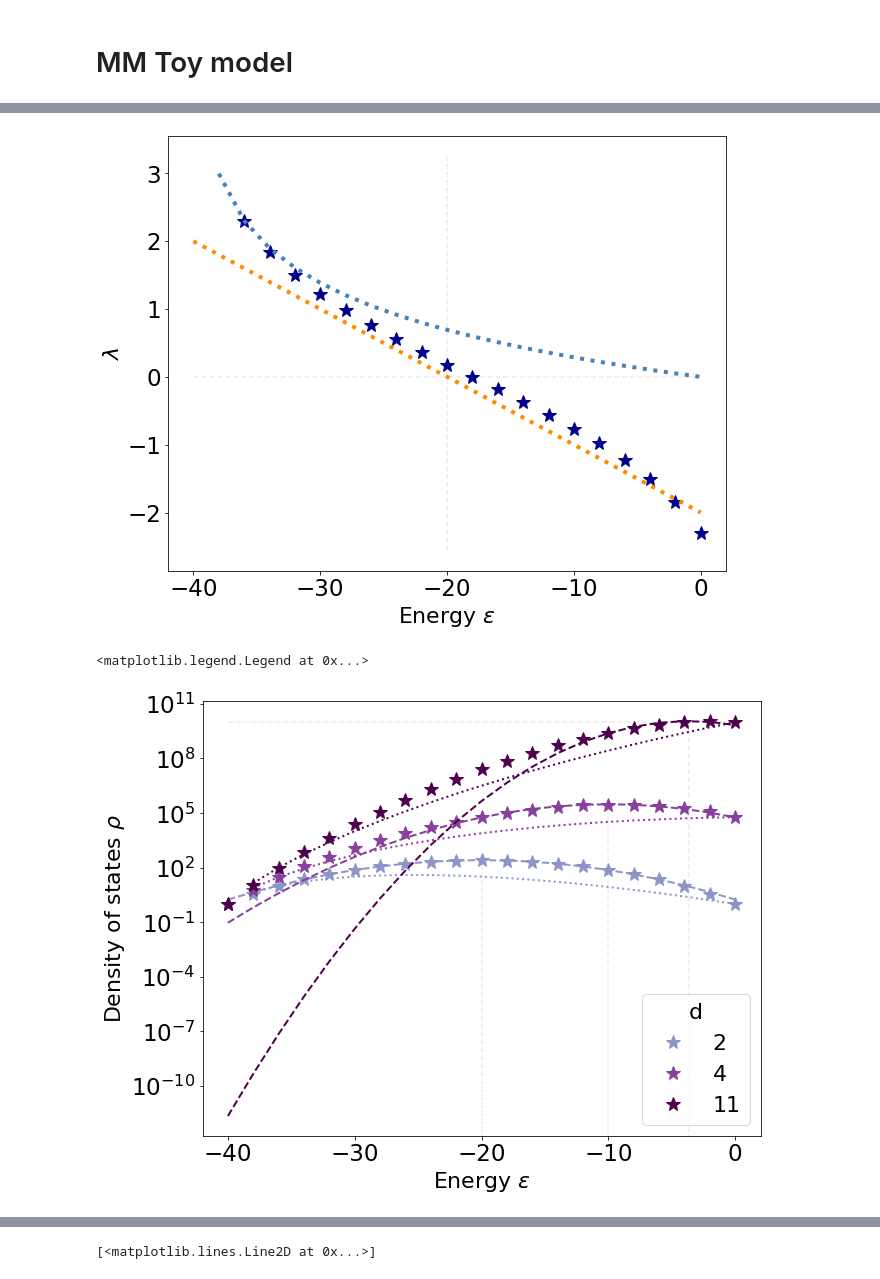
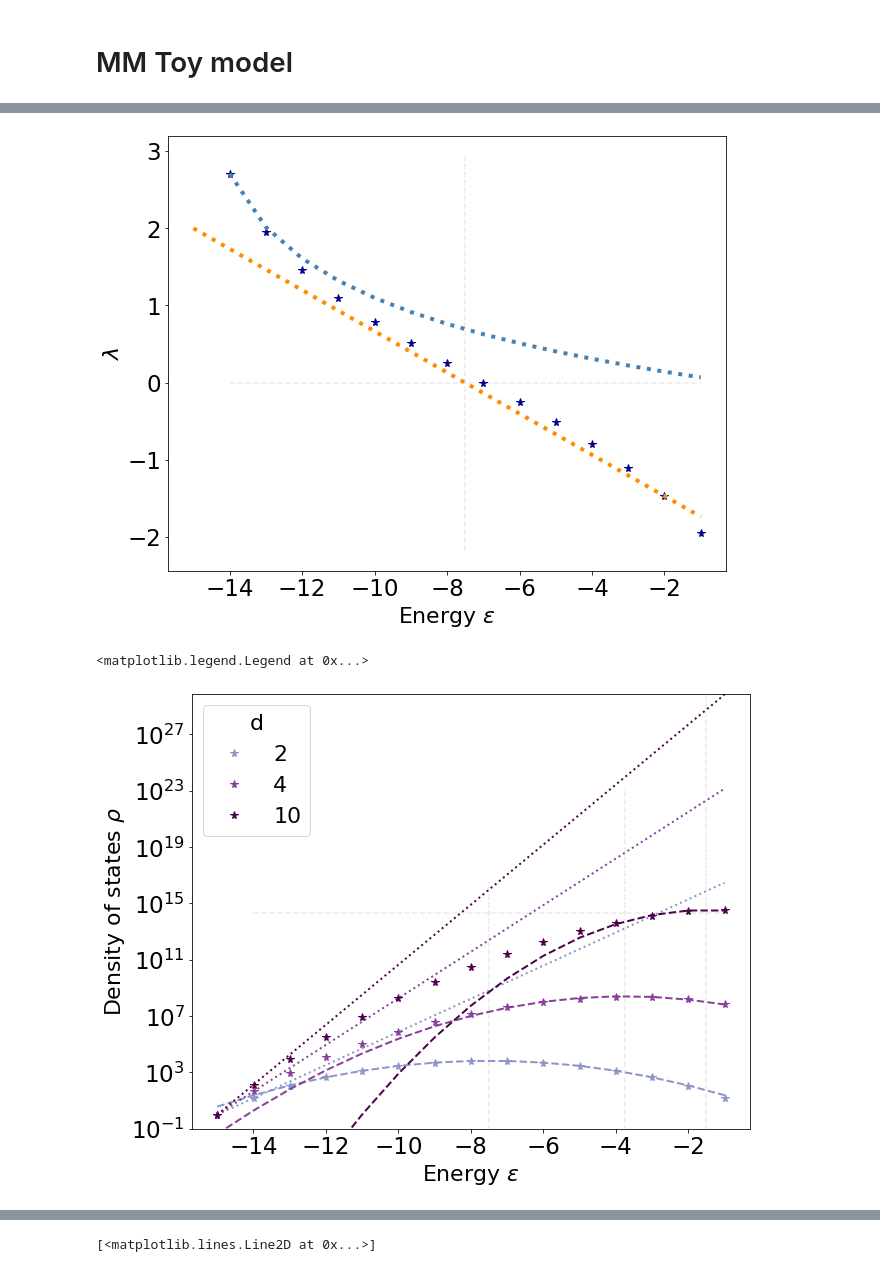
Before and after one commit to rmorantovar/Immune_System, a Jupyter notebook: Jupyter_Notebooks/5_Geometric_exponent.ipynb, the cells around one changed output, grey strips where cells are left out. Cells and saved outputs as stored; diff of their text form; code cells hidden in the pictures.

```diff
--- a/Jupyter_Notebooks/5_Geometric_exponent.ipynb
+++ b/Jupyter_Notebooks/5_Geometric_exponent.ipynb
@@ -37,9 +39,9 @@ print('%.2e'%(2**80),'%.2e'%(len(E)))
 # %%
 fig, ax = plt.subplots(figsize = (10,8))
-L = 10 #Seq. lenght
+L = 15 #Seq. lenght
 d = 2 #Alphabet size
-e0 = 4
-k = np.linspace(0, L, 2*L + 1 );
+e0 = 1
+k = np.arange(0,L)+0.001;
 ax.plot(e0*(k-L), sc.comb(L, k) , linewidth = 4 , label = 'combinatorial', color = 'darkblue', linestyle = '--', alpha = .5);
 ax.plot(e0*(k-L), (d-1)**k , linewidth = 4, label = 'exponential' , color = 'darkblue', linestyle = 'dotted', alpha = .5);
 ax.plot(e0*(k-L), sc.comb(L, k)*(d-1)**k , linewidth = 4 , color = 'darkblue', linestyle = '-');
@@ -57,21 +59,21 @@ ax.legend(loc = 0, fontsize = 22)
 # %%
 fig, ax = plt.subplots(figsize = (10,8))
 
-def P0_gaussian(k):
-    return d**L*np.exp(-0.5*((((d-1)*L)/d)-k)**2/(((1/d)-(1/d**2))*L))/(np.sqrt(2*np.pi*(((1/d)-(1/d**2))*L)))
-def P0(k):
-    return np.exp(k*(np.log((L/k)*(d-1))))
+def P0_gaussian(k, d, L):
+    return d**L*np.exp(-0.5*((((d-1)*L)/d)-k)**2/(((d-1)/(d**2))*L))/(np.sqrt(2*np.pi*(((d-1)/(d**2))*L)))
+def P0(k, d, L):
+    return np.exp(k*(np.log((L/1)*(d-1))))
 
 
-ax.plot(e0*(k-L), sc.comb(L, k)*(d-1)**k , linewidth = 0 , label = 'Exact', color = 'darkblue', linestyle = '--', marker = '*', ms = 15);
+ax.plot(e0*(k-L), sc.comb(L, k)*(d-1)**k , linewidth = 0 , label = 'Exact', color = 'darkblue', linestyle = '--', marker = '*', ms = 8);
 
-ax.plot(e0*(k-L), P0_gaussian(k) , linewidth = 4 , label = 'Gaussian', color = 'darkorange', linestyle = '--');
+ax.plot(e0*(k-L), P0_gaussian(k, d, L) , linewidth = 4 , label = 'Gaussian', color = 'darkorange', linestyle = '--');
 
 #ax.plot(k, 1*np.exp((2-(4*0)/L)*k) , linewidth = 4 , label = 'Exponential gaussian', color = 'indigo', linestyle = '--');
-ax.plot(e0*(k-L), P0(k) , linewidth = 4 , label = 'Exponential', color = 'steelblue', linestyle = '--');
+ax.plot(e0*(k-L), P0(k, d, L) , linewidth = 4 , label = 'Exponential', color = 'steelblue', linestyle = '--');
 
 
-ax.hlines((d-1)**L, -L*e0,0, linestyle = '--', alpha = .3, color = 'silver')
+ax.hlines((d-1)**L, -(L-1)*e0,-e0, linestyle = '--', alpha = .3, color = 'silver')
 ax.vlines(-e0*L/d, ax.get_ylim()[0], ax.get_ylim()[1], linestyle = '--', alpha = .3, color = 'silver')
 
 ax.set_yscale('log');
@@ -100,15 +102,15 @@ ax.legend(loc = 0, fontsize = 22)
 fig, ax = plt.subplots(figsize = (10,8))
 
 
-ax.plot(e0*(k-L), (np.log(sc.comb(L, k)*(d-1)**(k)) - np.log(sc.comb(L, (k-1))*(d-1)**(k-1))) , linewidth = 4 , label = 'Exact', color = 'darkblue', linestyle = '', marker = '*', ms = 15);
+ax.plot(e0*(k-L), (np.log(sc.comb(L, k)*(d-1)**(k)) - np.log(sc.comb(L, k-1)*(d-1)**(k-1))) , linewidth = 4 , label = 'Exact', color = 'darkblue', linestyle = '', marker = '*', ms = 8);
 #ax.plot(e0*(k-L), (4*((d-1)/d) - (4*k)/(L)), linewidth = 4 , label = 'Gaussian 2', color = 'darkorange', linestyle = '--');
 
 ax.plot(e0*(k-L), (d - (k)/(((1/d)-(1/d**2))*L)), linewidth = 4 , label = 'Gaussian 2', color = 'darkorange', linestyle = ':');
 
 
-ax.plot(e0*(k-L), np.ones_like(k)*np.log((L/k)*(d-1)), linewidth = 4 , label = 'Exponential 2', color = 'steelblue', linestyle = ':');
+ax.plot(e0*(k[1:]-L), np.ones_like(k[1:])*np.log((L/(k[1:]))*(d-1)), linewidth = 4 , label = 'Exponential 2', color = 'steelblue', linestyle = ':');
 
-ax.hlines(0, -L*e0,0, linestyle = '--', alpha = .3, color = 'silver')
+ax.hlines(0, -(L-1)*e0,-e0, linestyle = '--', alpha = .3, color = 'silver')
 ax.vlines(-e0*L/d, ax.get_ylim()[0], ax.get_ylim()[1], linestyle = '--', alpha = .3, color = 'silver')
 
 
@@ -119,33 +121,33 @@ ax.set_ylabel(r'$\lambda$', fontsize = 22)
 ax.tick_params(labelsize = 23)
 #ax.legend(loc = 0, fontsize = 22)
 # %% [output]
-[figure, old version]
+[figure, new version]
 # %%
 fig, ax = plt.subplots(figsize = (10,8))
 
-ds = [2, 4, 11]
+ds = [2, 4, 10]
 colors = plt.cm.BuPu(np.linspace(0,1,len(ds)+2))
 
 for i, d in enumerate(ds):
-    ax.plot(e0*(k-L), sc.comb(L, k)*(d-1)**k , linewidth = 0 , label = '%.d'%d, color = colors[i+2], linestyle = '--', marker = '*', ms = 15);
+    ax.plot(e0*(k-L), sc.comb(L, k)*(d-1)**k , linewidth = 0 , label = '%.d'%d, color = colors[i+2], linestyle = '--', marker = '*', ms = 8);
+    ax.plot(e0*(k-L), P0_gaussian(k, d, L) , linewidth = 2 , color = colors[i+2], linestyle = '--');
+    #ax.plot(k, 1*np.exp((2-(4*0)/L)*k) , linewidth = 4 , label = 'Exponential gaussian', color = 'indigo', linestyle = '--');
+    ax.plot(e0*(k-L), P0(k, d, L) , linewidth = 2 ,color = colors[i+2], linestyle = ':');
 
-    ax.plot(e0*(k-L), P0_gaussian(k) , linewidth = 2 , color = colors[i+2], linestyle = '--');
-
-    #ax.plot(k, 1*np.exp((2-(4*0)/L)*k) , linewidth = 4 , label = 'Exponential gaussian', color = 'indigo', linestyle = '--');
-    ax.plot(e0*(k-L), P0(k) , linewidth = 2 ,color = colors[i+2], linestyle = ':');
     ax.vlines(-e0*L/d, ax.get_ylim()[0], ax.get_ylim()[1], linestyle = '--', alpha = .3, color = 'silver')
 
 
-ax.hlines((d-1)**L, -L*e0,0, linestyle = '--', alpha = .3, color = 'silver')
+ax.hlines((d-1)**L, -(L-1)*e0,-e0, linestyle = '--', alpha = .3, color = 'silver')
 
+ax.set_ylim(bottom=1e-1)
 ax.set_yscale('log');
 ax.set_xlabel('Energy $\epsilon$', fontsize = 22)
 ax.set_ylabel(r'Density of states $\rho$', fontsize = 22)
 ax.tick_params(labelsize = 23)
 ax.legend(loc = 0, fontsize = 22, title = 'd', title_fontsize = 22)
 # %% [output]
 <matplotlib.legend.Legend at 0x...>
-[figure, old version]
+[figure, new version]
 # %%
 fig, ax = plt.subplots(figsize = (10,8))
 
```
Also changed, not shown: parts of 7 cells of this notebook.
